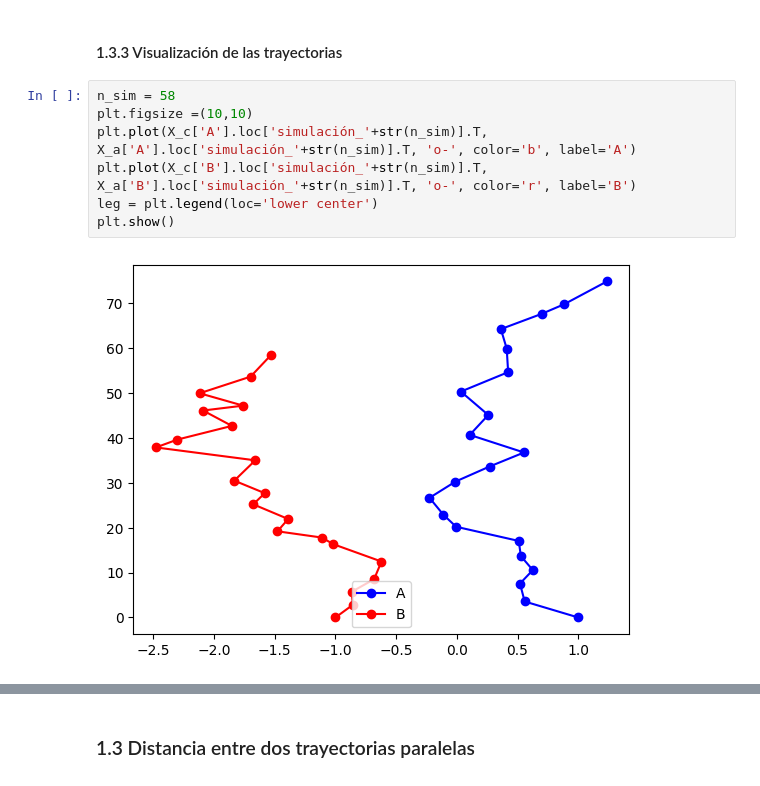
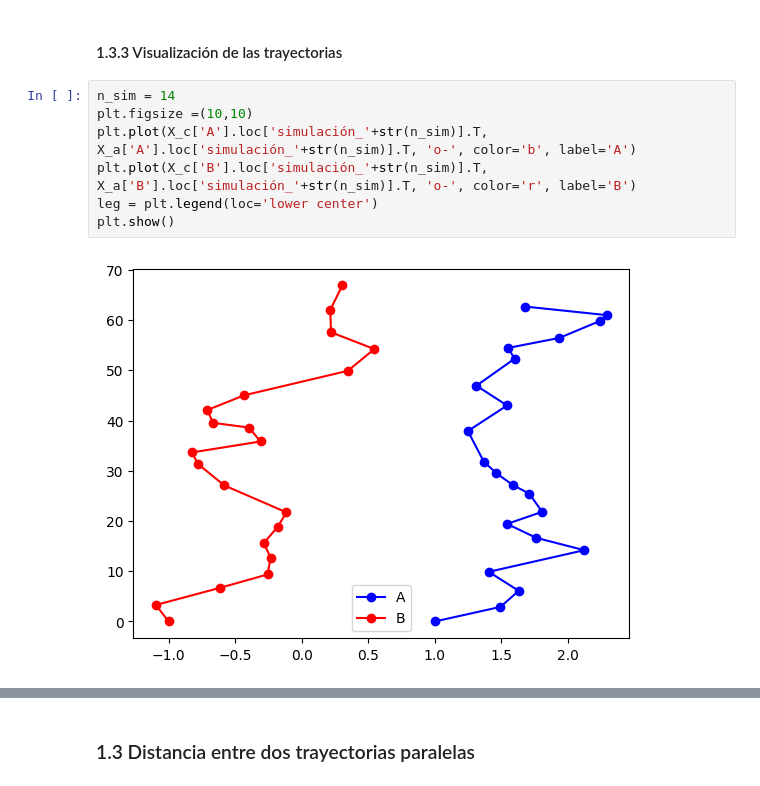
Before and after one commit to AnIsAsPe/Estimacion-probabilidad-conflicto-en-trayectorias-de-vuelos-paralelos, a Jupyter notebook: Notebooks/Estimación_probabilidad_de_conflicto_en_trayectorias_de_vuelo_MonteCarlo.ipynb, the cells around one changed output, grey strips where cells are left out. Drawn from its saved outputs; the diff is of its cells as text.

```diff
--- a/Notebooks/Estimación_probabilidad_de_conflicto_en_trayectorias_de_vuelo_MonteCarlo.ipynb
+++ b/Notebooks/Estimación_probabilidad_de_conflicto_en_trayectorias_de_vuelo_MonteCarlo.ipynb
@@ -221,14 +236,14 @@ X_c['A']
 # %% [markdown]
 #### 1.3.3 Visualización de las trayectorias
 # %%
-n_sim = 58
+n_sim = 14
 plt.figsize =(10,10)
 plt.plot(X_c['A'].loc['simulación_'+str(n_sim)].T, X_a['A'].loc['simulación_'+str(n_sim)].T, 'o-', color='b', label='A')
 plt.plot(X_c['B'].loc['simulación_'+str(n_sim)].T, X_a['B'].loc['simulación_'+str(n_sim)].T, 'o-', color='r', label='B')
 leg = plt.legend(loc='lower center')
 plt.show()
 # %% [output]
-[figure, old version]
+[figure, new version]
 # %%
 fig, ax = plt.subplots(10, 10, figsize=(20, 20))
 for simulacion, subplot in zip(range(1,101), ax.flatten()):
```
Also changed, not shown: parts of 19 cells of this notebook.
